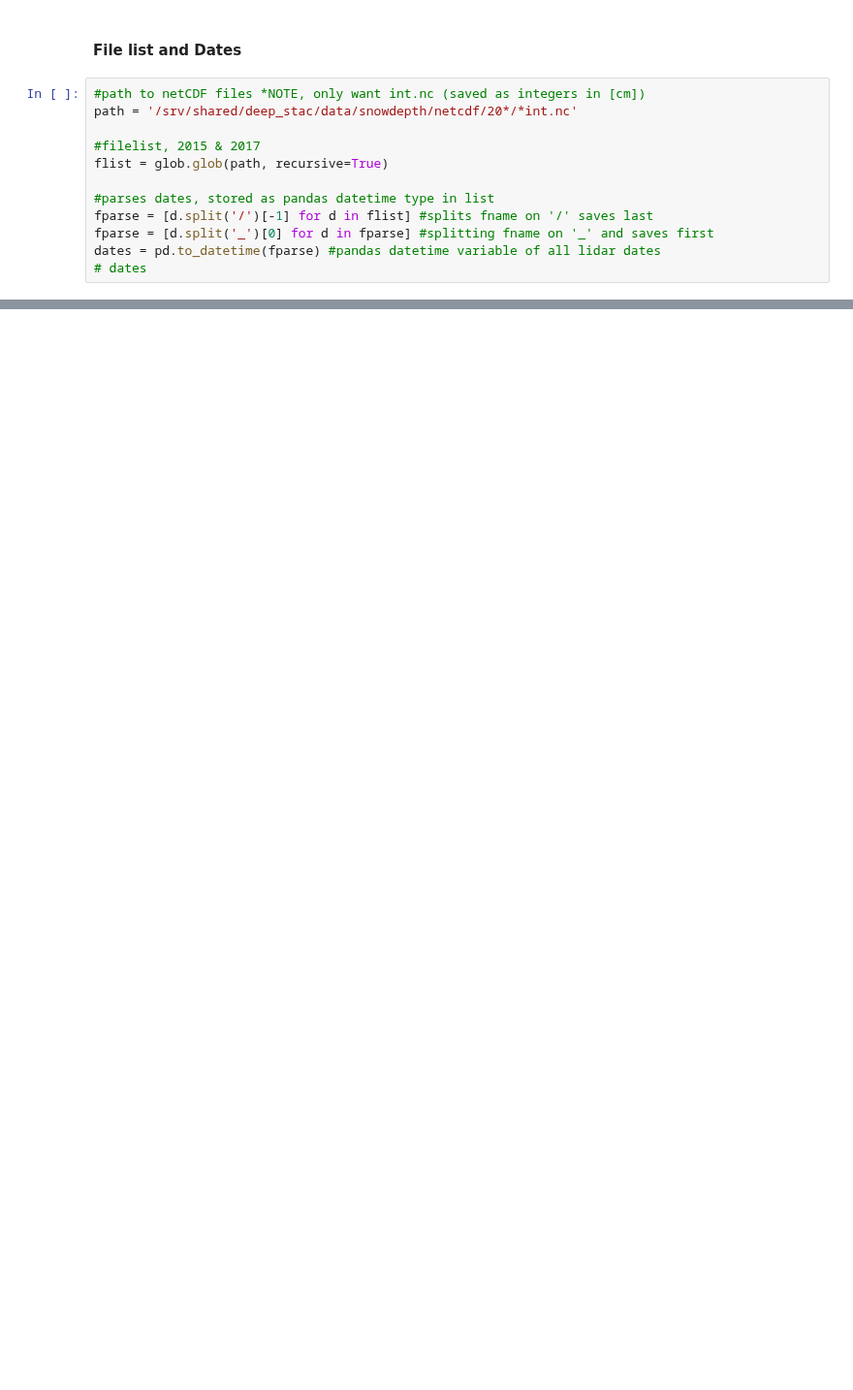
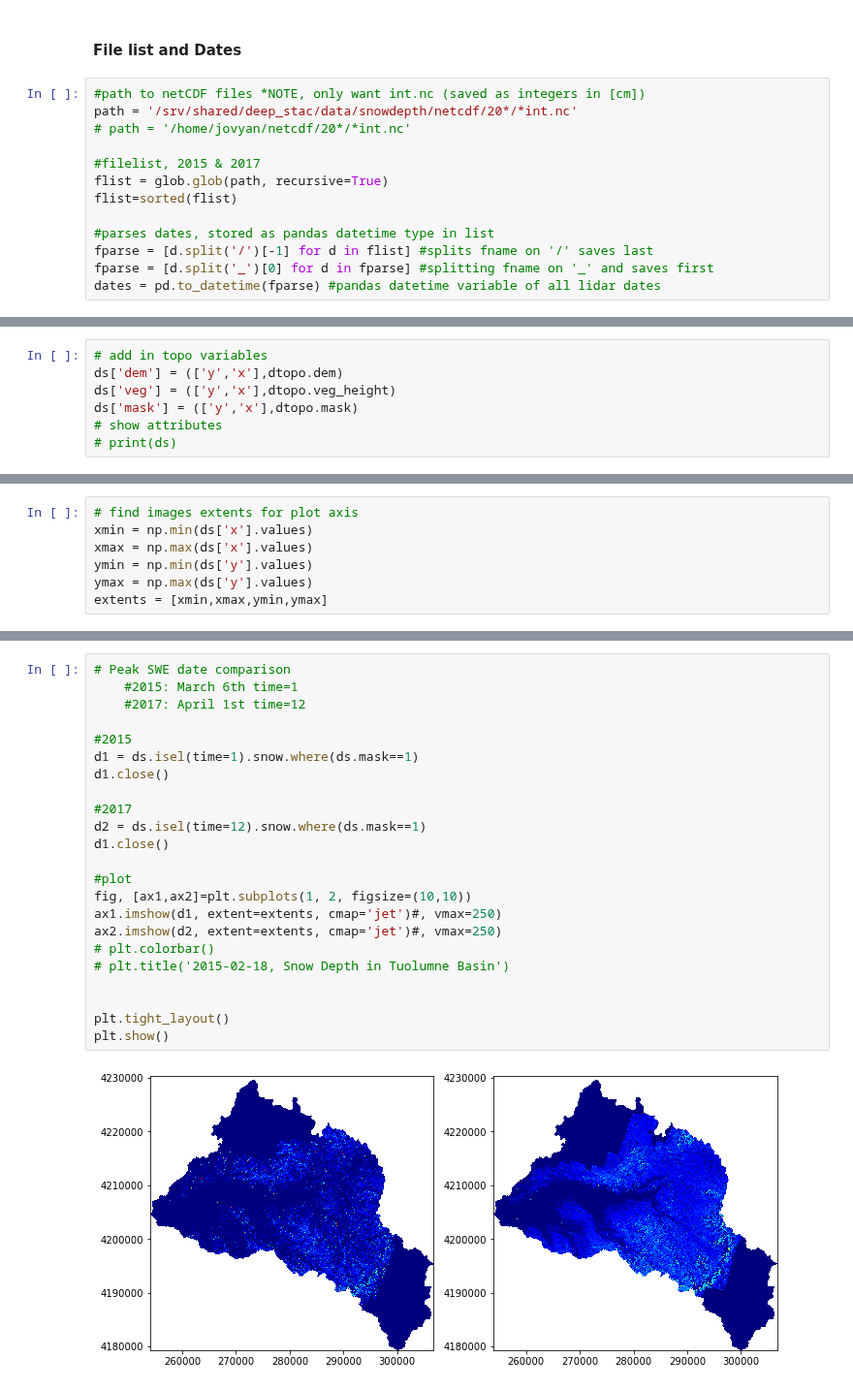
Before and after one commit to geohackweek/ghw2019_deepstac, a Jupyter notebook: notebooks/megan/xarray_builder.ipynb, the cells around one changed output, grey strips where cells are left out. Shown at 97% size. Saved outputs shown, nothing was run; the diff lists cells and outputs as text; blank space fills up the shorter version.

```diff
--- a/notebooks/megan/xarray_builder.ipynb
+++ b/notebooks/megan/xarray_builder.ipynb
@@ -13,13 +22,14 @@ import xarray as xr
 # %%
 #path to netCDF files *NOTE, only want int.nc (saved as integers in [cm])
 path = '/srv/shared/deep_stac/data/snowdepth/netcdf/20*/*int.nc'
+# path = '/home/jovyan/netcdf/20*/*int.nc'
 
 #filelist, 2015 & 2017
 flist = glob.glob(path, recursive=True)
+flist=sorted(flist)
 
 #parses dates, stored as pandas datetime type in list
 fparse = [d.split('/')[-1] for d in flist] #splits fname on '/' saves last
 fparse = [d.split('_')[0] for d in fparse] #splitting fname on '_' and saves first
 dates = pd.to_datetime(fparse) #pandas datetime variable of all lidar dates
-# dates
 # %% [markdown]
@@ -105,0 +83,7 @@ plt.show()
+# %%
+# add in topo variables
+ds['dem'] = (['y','x'],dtopo.dem)
+ds['veg'] = (['y','x'],dtopo.veg_height)
+ds['mask'] = (['y','x'],dtopo.mask)
+# show attributes
+# print(ds)
@@ -105,0 +107,7 @@ plt.show()
+# %%
+# find images extents for plot axis
+xmin = np.min(ds['x'].values)
+xmax = np.max(ds['x'].values)
+ymin = np.min(ds['y'].values)
+ymax = np.max(ds['y'].values)
+extents = [xmin,xmax,ymin,ymax]
@@ -105,0 +154,25 @@ plt.show()
+# %%
+# Peak SWE date comparison
+    #2015: March 6th time=1
+    #2017: April 1st time=12
+
+#2015
+d1 = ds.isel(time=1).snow.where(ds.mask==1)
+d1.close()
+
+#2017
+d2 = ds.isel(time=12).snow.where(ds.mask==1)
+d1.close()
+
+#plot
+fig, [ax1,ax2]=plt.subplots(1, 2, figsize=(10,10))
+ax1.imshow(d1, extent=extents, cmap='jet')#, vmax=250)
+ax2.imshow(d2, extent=extents, cmap='jet')#, vmax=250)
+# plt.colorbar()
+# plt.title('2015-02-18, Snow Depth in Tuolumne Basin')
+
+
+plt.tight_layout()
+plt.show()
+# %% [output]
+[figure, added]
```
Also changed, not shown: parts of 24 cells of this notebook.
